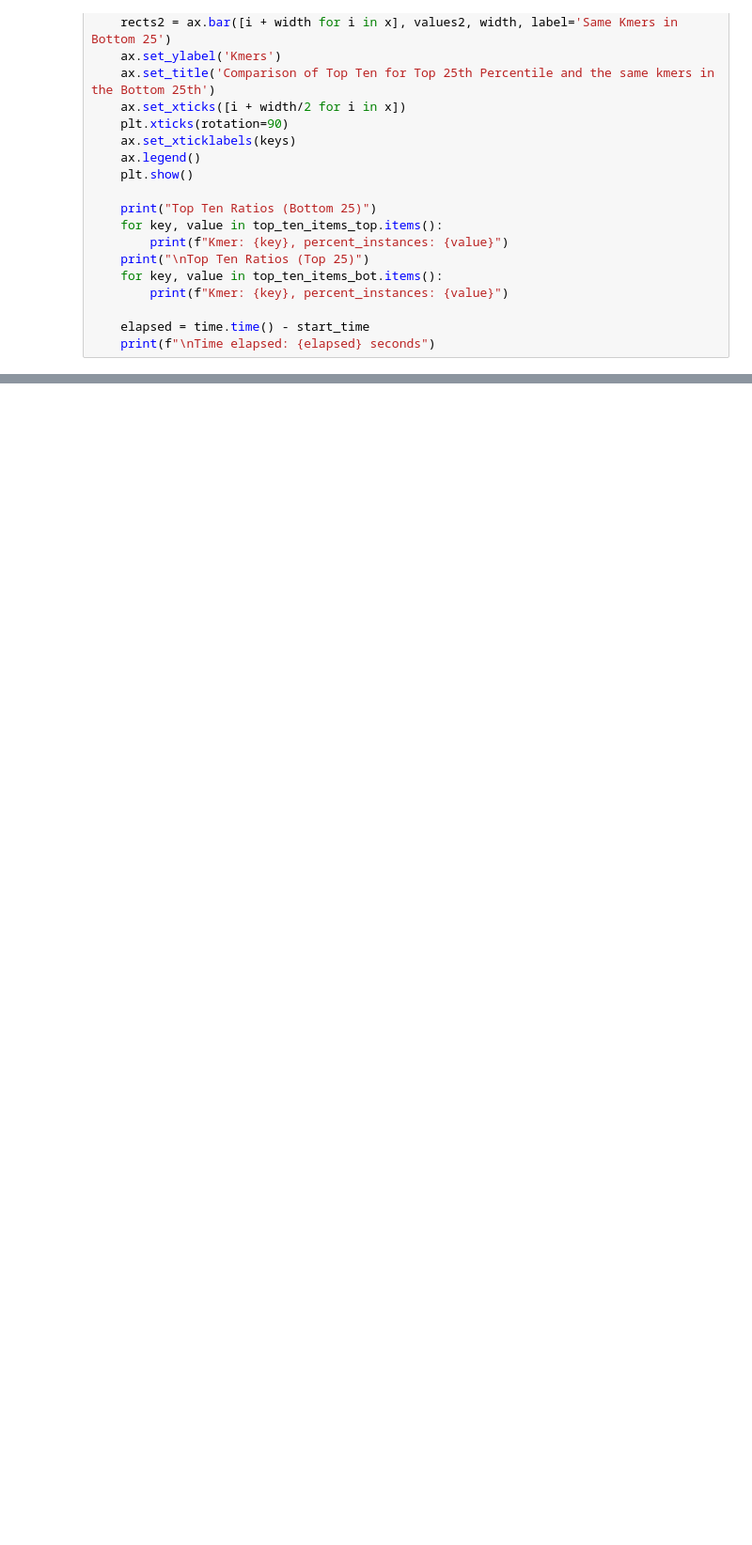
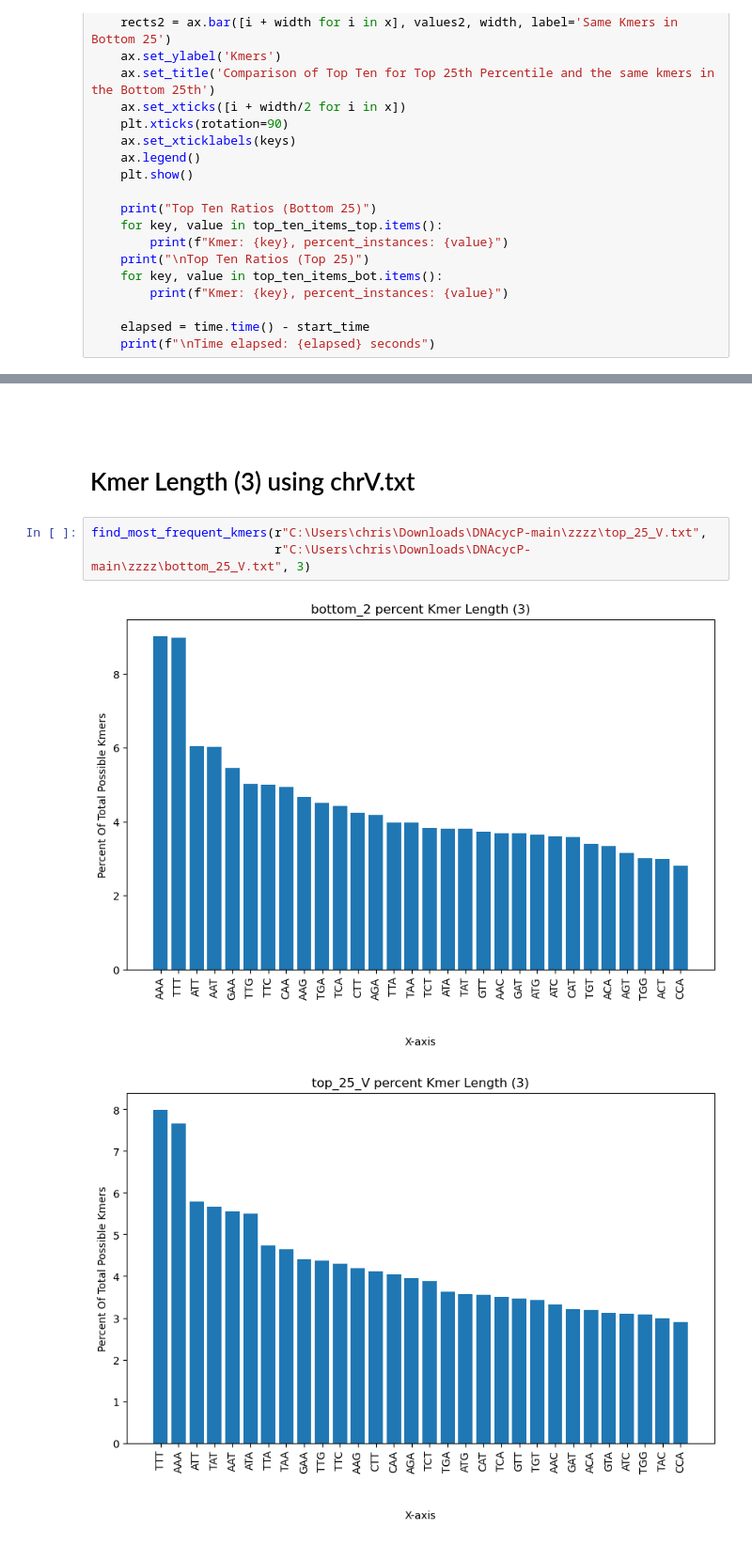
Before and after one commit to Typhlosion123/Kmer-Similarity, a Jupyter notebook: kmer_similarity.ipynb, the cells around one changed output, grey strips where cells are left out. Shown at 94% size. Drawn from its saved outputs; the diff is of its cells as text; blank space fills up the shorter version.

```diff
--- a/kmer_similarity.ipynb
+++ b/kmer_similarity.ipynb
@@ -386,0 +421,10 @@ Time elapsed: 1.0190763473510742 seconds
+# %% [markdown]
+$\;\;\;\;\;\;\;\;\;\;\;\;$
+# %% [markdown]
+# Kmer Length (3) using chrV.txt
+# %%
+find_most_frequent_kmers(r"C:\Users\chris\Downloads\DNAcycP-main\zzzz\top_25_V.txt",
+                         r"C:\Users\chris\Downloads\DNAcycP-main\zzzz\bottom_25_V.txt", 3)
+# %% [output]
+[figure, added]
+[figure, added]
```
Also changed, not shown: parts of 38 cells of this notebook.
